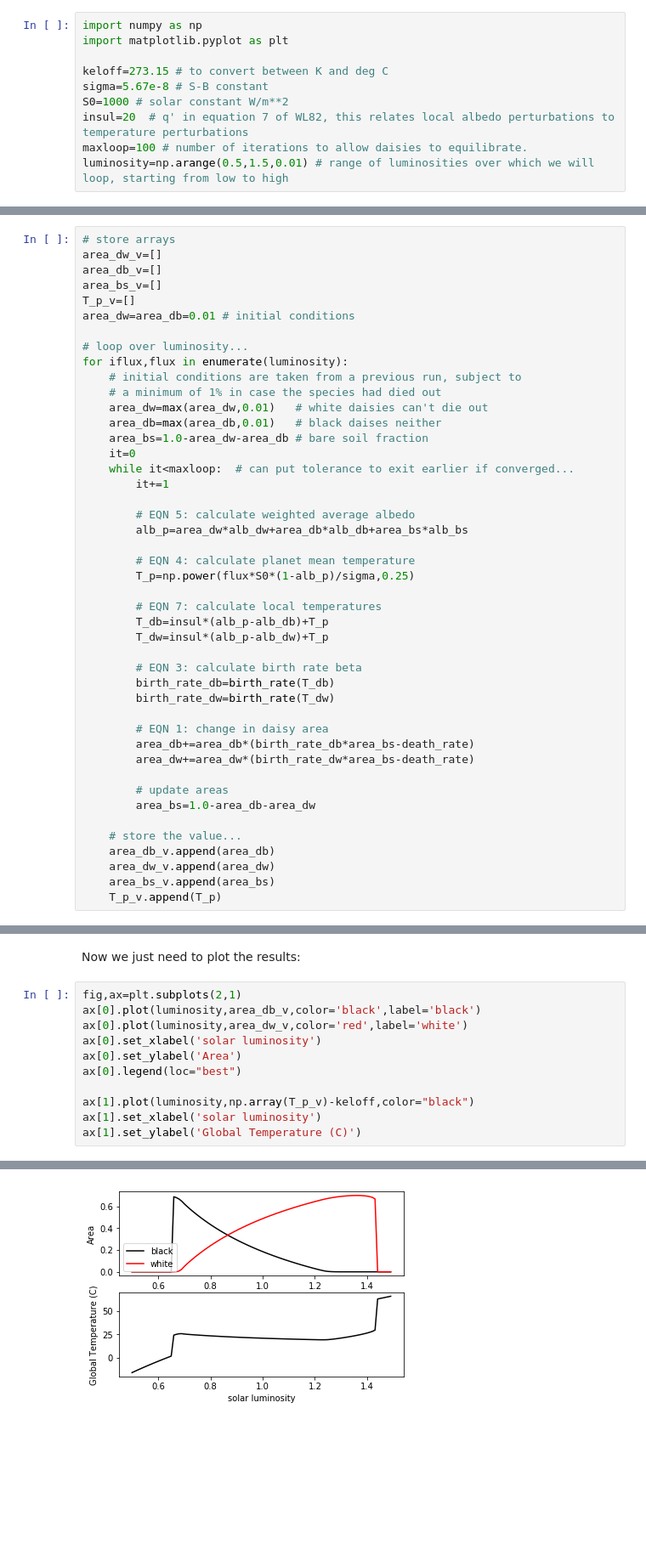
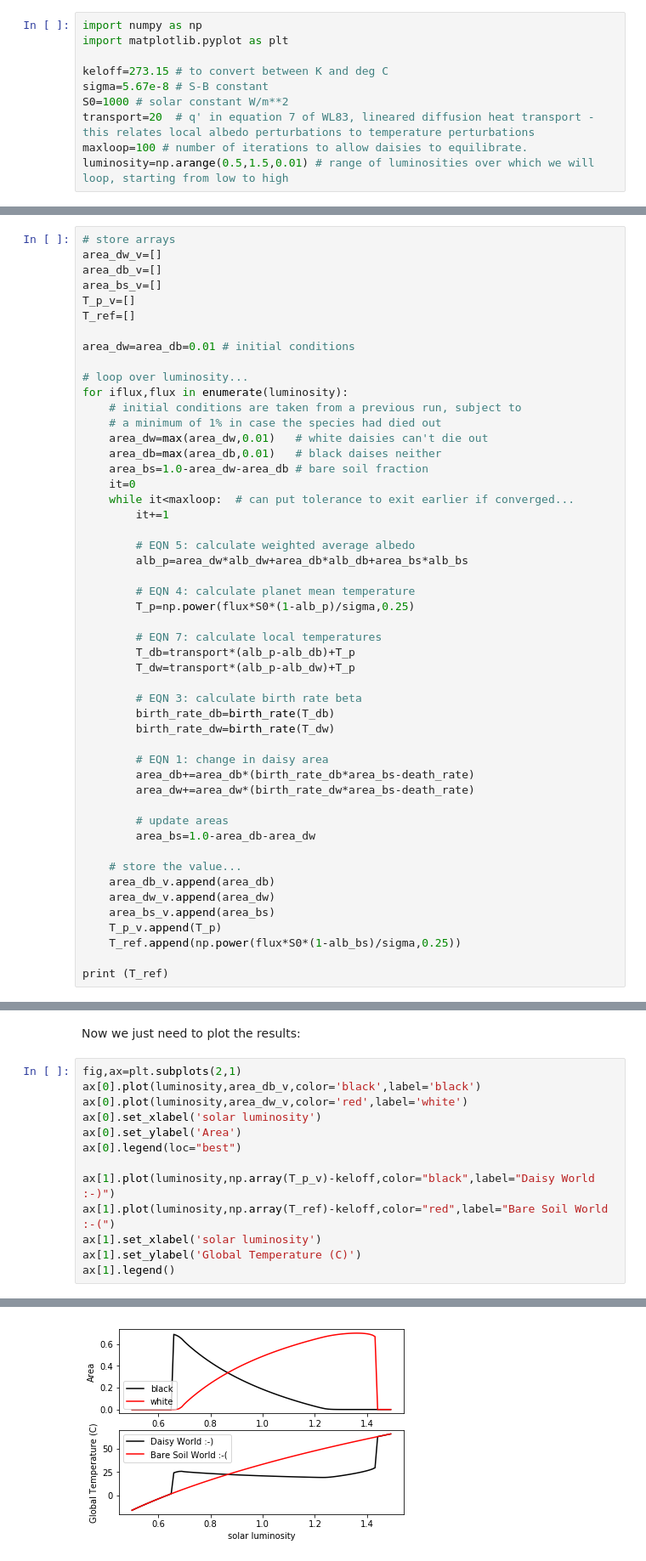
Before and after one commit to llvillanueva/TPA_DIPLOMA_LABS, a Jupyter notebook: DAISY_WORLD/daisy_world.ipynb, the cells around one changed output, grey strips where cells are left out. Shown: that part at 85% size. Drawn from its saved outputs; the diff is of its cells as text; blank space fills up the shorter version.

Commit message:
updated daisy world

```diff
--- a/DAISY_WORLD/daisy_world.ipynb
+++ b/DAISY_WORLD/daisy_world.ipynb
@@ -18,7 +20,7 @@ import matplotlib.pyplot as plt
 keloff=273.15 # to convert between K and deg C
 sigma=5.67e-8 # S-B constant
 S0=1000 # solar constant W/m**2
-insul=20  # q' in equation 7 of WL82, this relates local albedo perturbations to temperature perturbations
+transport=20  # q' in equation 7 of WL83, lineared diffusion heat transport - this relates local albedo perturbations to temperature perturbations
 maxloop=100 # number of iterations to allow daisies to equilibrate.
 luminosity=np.arange(0.5,1.5,0.01) # range of luminosities over which we will loop, starting from low to high
 # %% [markdown]
@@ -74,6 +87,8 @@ area_dw_v=[]
 area_db_v=[]
 area_bs_v=[]
 T_p_v=[]
+T_ref=[]
+
 area_dw=area_db=0.01 # initial conditions
 
 # loop over luminosity...
@@ -94,8 +109,8 @@ for iflux,flux in enumerate(luminosity):
         T_p=np.power(flux*S0*(1-alb_p)/sigma,0.25)
 
         # EQN 7: calculate local temperatures
-        T_db=insul*(alb_p-alb_db)+T_p
-        T_dw=insul*(alb_p-alb_dw)+T_p
+        T_db=transport*(alb_p-alb_db)+T_p
+        T_dw=transport*(alb_p-alb_dw)+T_p
 
         # EQN 3: calculate birth rate beta
         birth_rate_db=birth_rate(T_db)
@@ -113,3 +128,6 @@ for iflux,flux in enumerate(luminosity):
     area_dw_v.append(area_dw)
     area_bs_v.append(area_bs)
     T_p_v.append(T_p)
+    T_ref.append(np.power(flux*S0*(1-alb_bs)/sigma,0.25))
+
+print (T_ref)
@@ -123,7 +143,9 @@ ax[0].set_xlabel('solar luminosity')
 ax[0].set_ylabel('Area')
 ax[0].legend(loc="best")
 
-ax[1].plot(luminosity,np.array(T_p_v)-keloff,color="black")
+ax[1].plot(luminosity,np.array(T_p_v)-keloff,color="black",label="Daisy World :-)")
+ax[1].plot(luminosity,np.array(T_ref)-keloff,color="red",label="Bare Soil World :-(")
 ax[1].set_xlabel('solar luminosity')
 ax[1].set_ylabel('Global Temperature (C)')
+ax[1].legend()
 # %% [output]
@@ -131 +153 @@ Text(0,0.5,'Global Temperature (C)')
-[figure, old version]
+[figure, new version]
```
Also changed, not shown: parts of 10 cells of this notebook, 2 other files.
